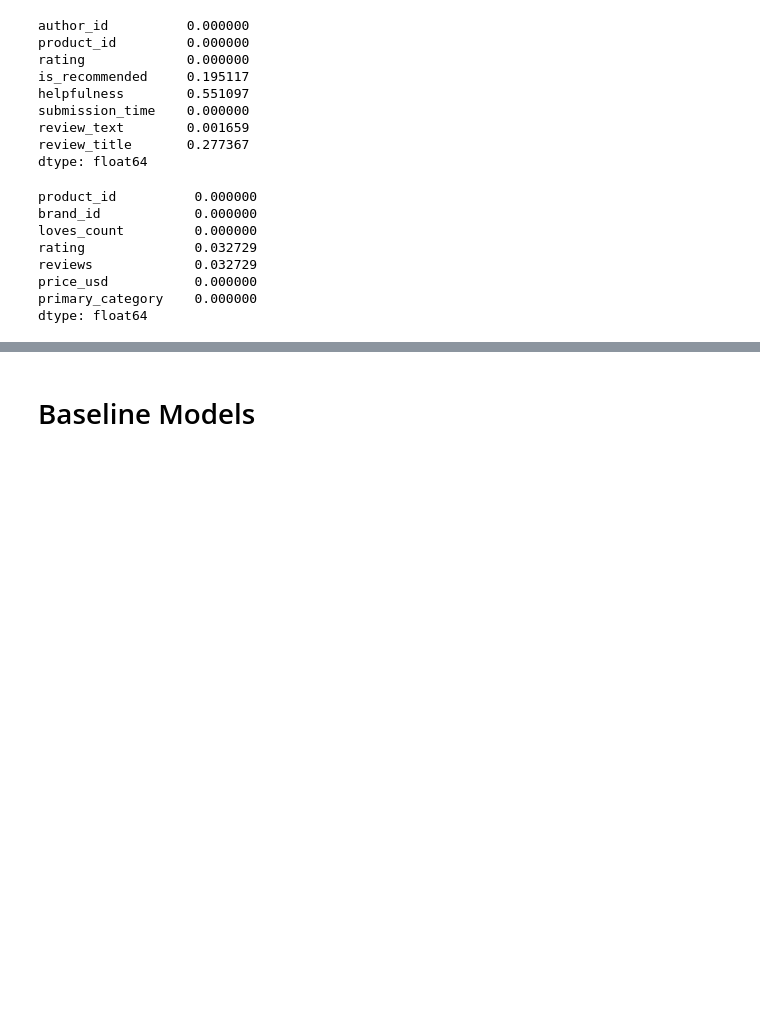
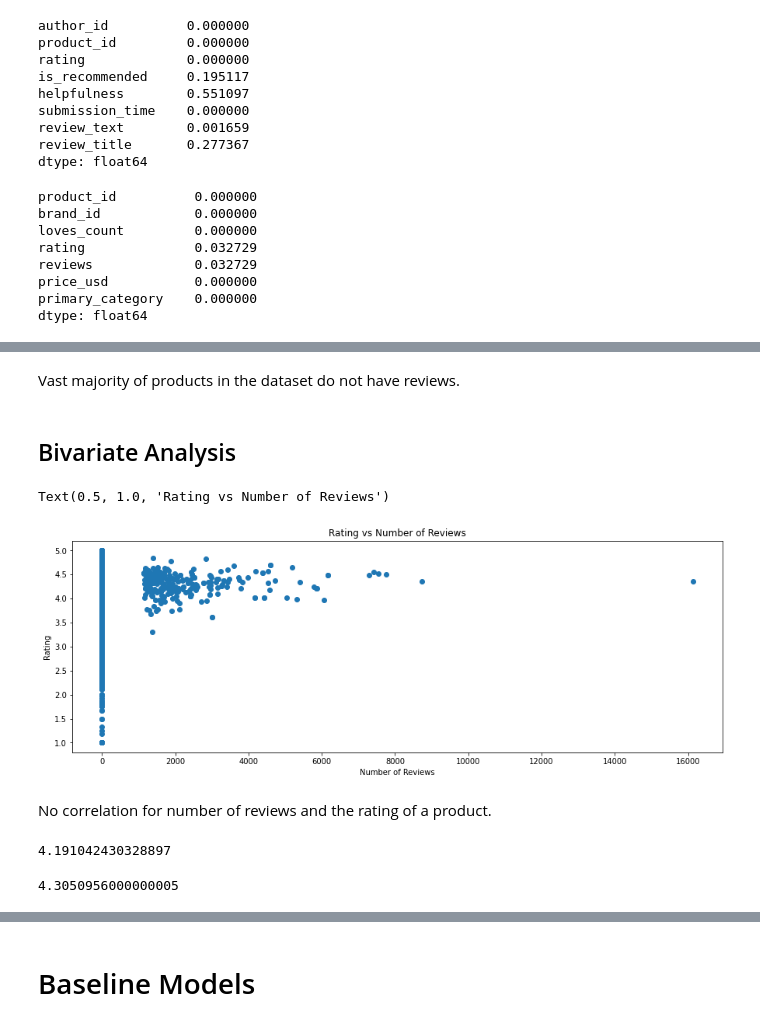
Before and after one commit to joshpuray/Sephora-Recommendation, a Jupyter notebook: model.ipynb, the cells around one changed output, grey strips where cells are left out. Cells and saved outputs as stored; diff of their text form; code cells hidden in the pictures; blank space fills up the shorter version.

```diff
--- a/model.ipynb
+++ b/model.ipynb
@@ -93,0 +120,19 @@ Ratings are skewed to being more positive
+# %% [markdown]
+Vast majority of products in the dataset do not have reviews.
+# %% [markdown]
+## Bivariate Analysis
+# %%
+# Set size
+plt.figure(figsize=(15,5))
+
+plt.scatter(data=products, x="review_counts", y="rating")
+
+# Adding Labels
+plt.xlabel("Number of Reviews")
+plt.ylabel("Rating")
+plt.title("Rating vs Number of Reviews")
+# %% [output]
+Text(0.5, 1.0, 'Rating vs Number of Reviews')
+[figure, added]
+# %% [markdown]
+No correlation for number of reviews and the rating of a product.
@@ -93,0 +142,8 @@ Ratings are skewed to being more positive
+# %%
+no_reviews.rating.mean()
+# %% [output]
+4.191042430328897
+# %%
+has_reviews.rating.mean()
+# %% [output]
+4.3050956000000005
```
Also changed, not shown: parts of 59 cells of this notebook.
